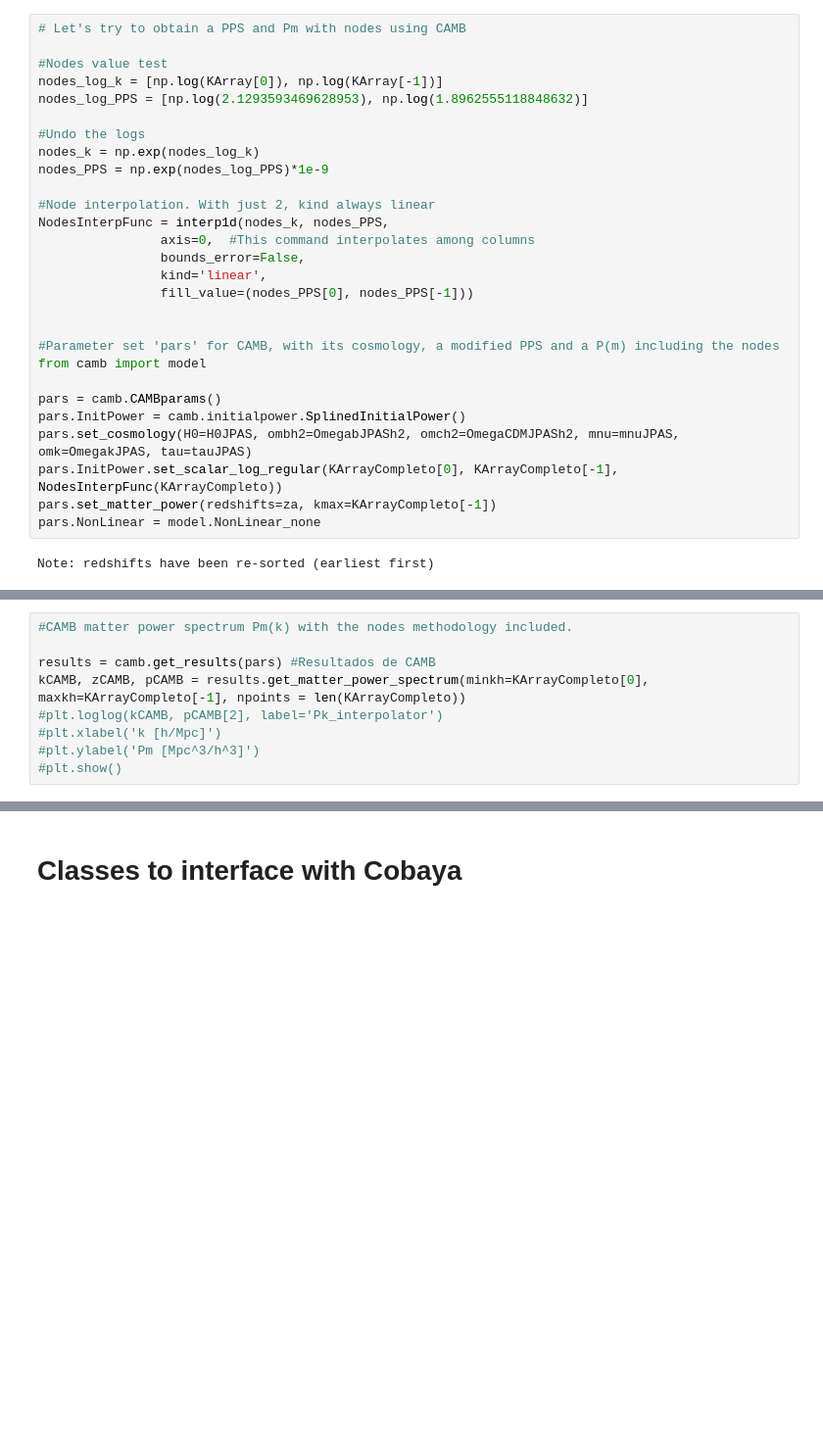
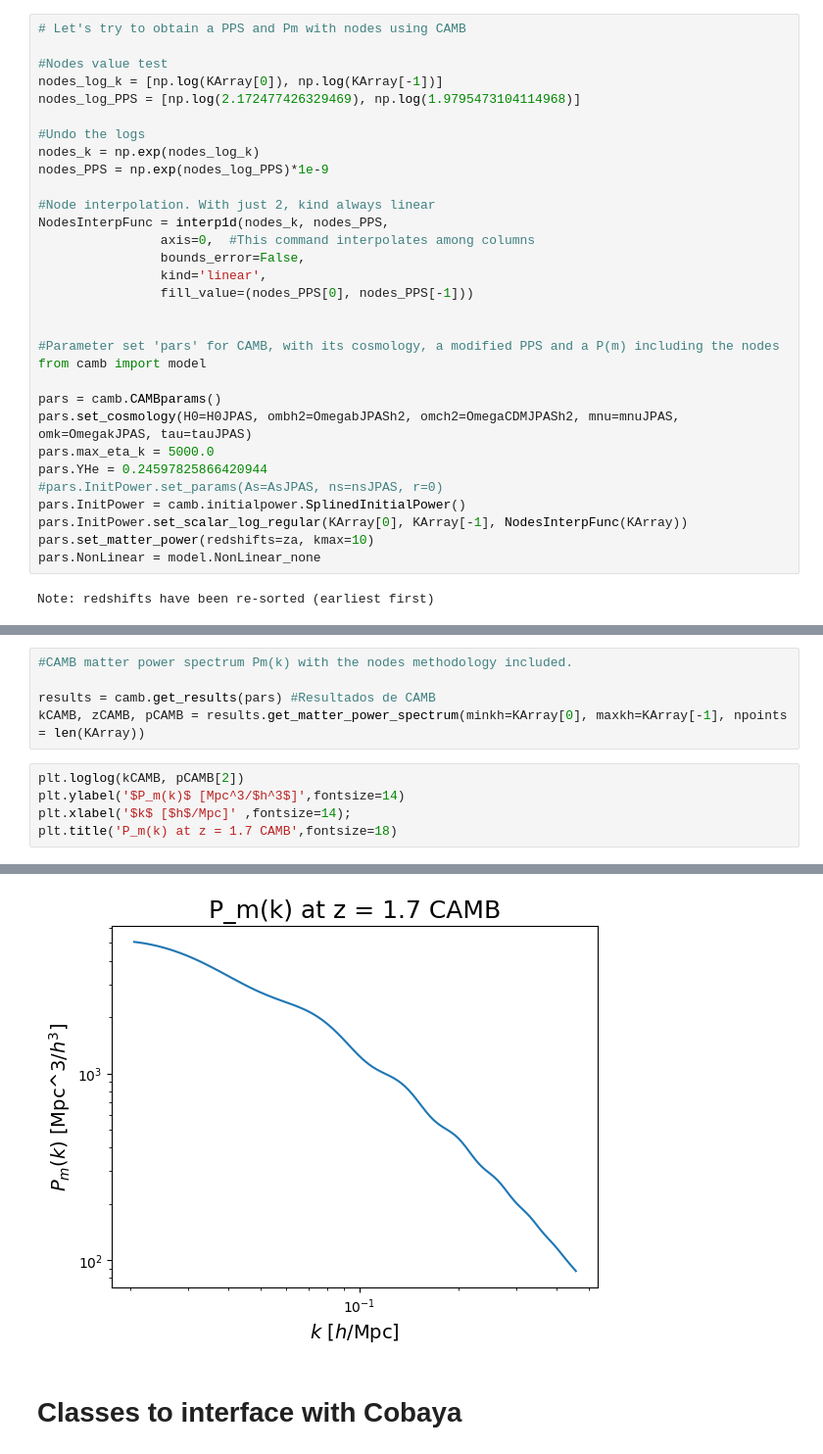
Before and after one commit to GuillermoMtnz8/PkReconstructions, a Jupyter notebook: cobaya_likelihood.ipynb, the cells around one changed output, grey strips where cells are left out. Shown at 98% size. Saved outputs shown, nothing was run; the diff lists cells and outputs as text; blank space fills up the shorter version.

```diff
--- a/cobaya_likelihood.ipynb
+++ b/cobaya_likelihood.ipynb
@@ -119,7 +120,7 @@ dict_keys(['pkz', 'ndz'])
 
 #Nodes value test
 nodes_log_k = [np.log(KArray[0]), np.log(KArray[-1])]
-nodes_log_PPS = [np.log(2.1293593469628953), np.log(1.8962555118848632)]
+nodes_log_PPS = [np.log(2.172477426329469), np.log(1.9795473104114968)]
 
 #Undo the logs
 nodes_k = np.exp(nodes_log_k)
@@ -137,10 +138,13 @@ NodesInterpFunc = interp1d(nodes_k, nodes_PPS,
 from camb import model
 
 pars = camb.CAMBparams()
+pars.set_cosmology(H0=H0JPAS, ombh2=OmegabJPASh2, omch2=OmegaCDMJPASh2, mnu=mnuJPAS, omk=OmegakJPAS, tau=tauJPAS)
+pars.max_eta_k = 5000.0
+pars.YHe = 0.24597825866420944
+#pars.InitPower.set_params(As=AsJPAS, ns=nsJPAS, r=0)
 pars.InitPower = camb.initialpower.SplinedInitialPower()
-pars.set_cosmology(H0=H0JPAS, ombh2=OmegabJPASh2, omch2=OmegaCDMJPASh2, mnu=mnuJPAS, omk=OmegakJPAS, tau=tauJPAS)
-pars.InitPower.set_scalar_log_regular(KArrayCompleto[0], KArrayCompleto[-1], NodesInterpFunc(KArrayCompleto))
-pars.set_matter_power(redshifts=za, kmax=KArrayCompleto[-1])
+pars.InitPower.set_scalar_log_regular(KArray[0], KArray[-1], NodesInterpFunc(KArray))
+pars.set_matter_power(redshifts=za, kmax=10)
 pars.NonLinear = model.NonLinear_none
 # %% [output]
 Note: redshifts have been re-sorted (earliest first)
@@ -148,8 +172,10 @@ Note: redshifts have been re-sorted (earliest first)
 #CAMB matter power spectrum Pm(k) with the nodes methodology included.
 
 results = camb.get_results(pars) #Resultados de CAMB
-kCAMB, zCAMB, pCAMB = results.get_matter_power_spectrum(minkh=KArrayCompleto[0], maxkh=KArrayCompleto[-1], npoints = len(KArrayCompleto))
-#plt.loglog(kCAMB, pCAMB[2], label='Pk_interpolator')
-#plt.xlabel('k [h/Mpc]')
-#plt.ylabel('Pm [Mpc^3/h^3]')
-#plt.show()
+kCAMB, zCAMB, pCAMB = results.get_matter_power_spectrum(minkh=KArray[0], maxkh=KArray[-1], npoints = len(KArray))
+# %%
+plt.loglog(kCAMB, pCAMB[2])
+plt.ylabel('$P_m(k)$ [Mpc^3/$h^3$]',fontsize=14)
+plt.xlabel('$k$ [$h$/Mpc]' ,fontsize=14);
+plt.title('P_m(k) at z = 1.7 CAMB',fontsize=18)
+# %% [output]
@@ -156,3 +183,4 @@ kCAMB, zCAMB, pCAMB = results.get_matter_power_spectrum(minkh=KArrayCompleto[0],
+[figure, added]
 # %% [markdown]
 # Classes to interface with Cobaya #
 # %%
```
Also changed, not shown: parts of 8 cells of this notebook.
